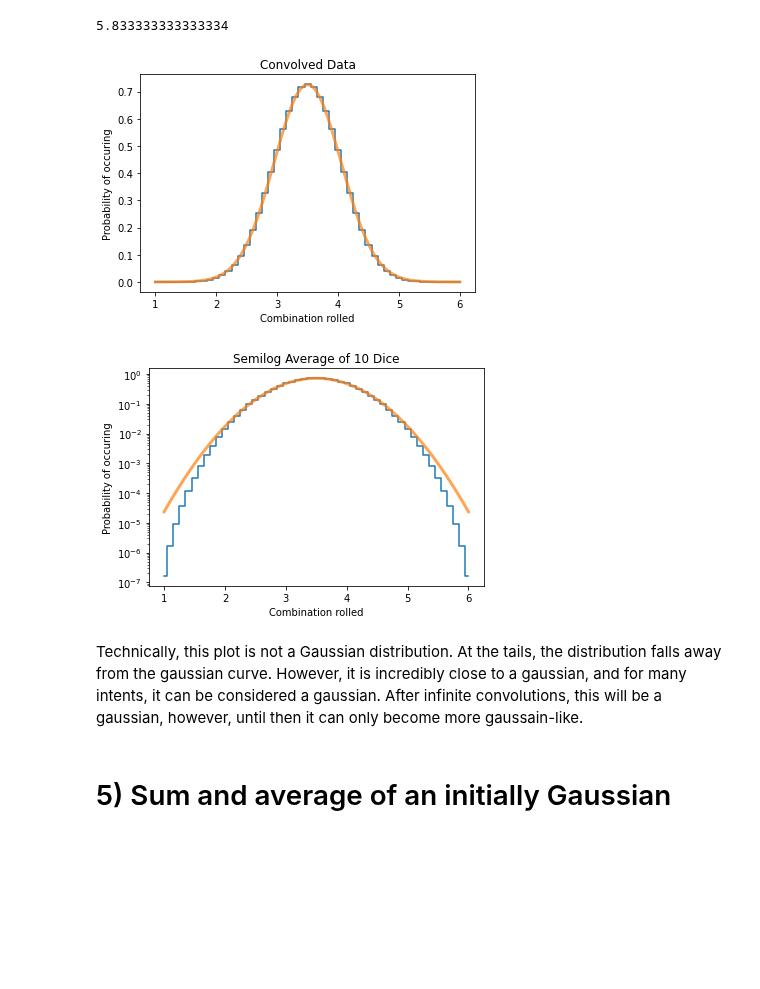
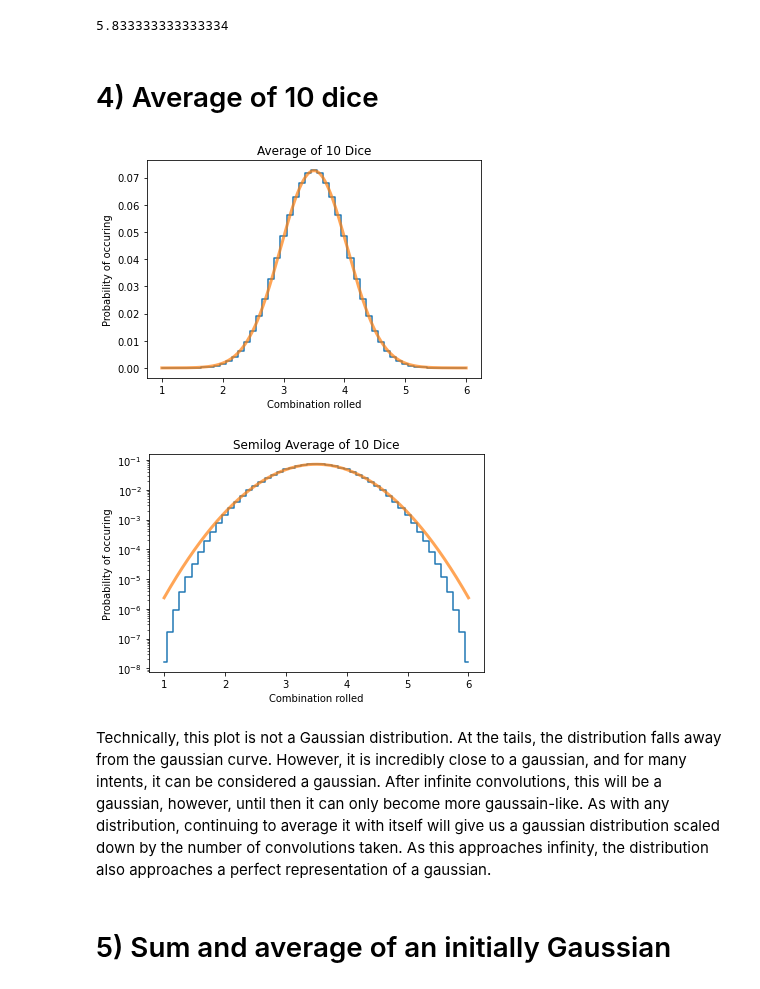
Before and after one commit to WyattOtsuka/PHYS434, a Jupyter notebook: HW2.ipynb, the cells around one changed output. Saved outputs shown, nothing was run; the diff lists cells and outputs as text; code cells hidden in the pictures; blank space fills up the shorter version.

```diff
--- a/HW2.ipynb
+++ b/HW2.ipynb
@@ -70,31 +70,30 @@ for i in range(11):
 var
 # %% [output]
 5.833333333333334
+# %% [markdown]
+# 4) Average of 10 dice
 # %%
 convolved_data = np.convolve(die_prob, die_prob, mode = "full").tolist()
 for i in range(8):
     convolved_data = np.convolve(convolved_data, die_prob, mode = "full").tolist()
-
-for i in range(len(convolved_data)):
-    convolved_data[i] *= 10
 # %%
 fig, ax = plt.subplots(1,1)
 
 plt.step(x=np.linspace(1,6,51), y = convolved_data, where = 'mid')
 x = np.linspace(1,6,10000)
-ax.plot(x,scipy.stats.norm.pdf(x,loc = 3.5, scale = 0.55),linewidth = 3,alpha = 0.7)
+ax.plot(x,scipy.stats.norm.pdf(x,loc = 3.5, scale = 0.55)/10,linewidth = 3,alpha = 0.7)
 
 plt.xlabel("Combination rolled")
 plt.ylabel("Probability of occuring")
 plt.title("Average of 10 Dice")
 plt.show()
 # %% [output]
-[figure, old version]
+[figure, new version]
 # %%
 fig, ax = plt.subplots(1,1)
 plt.step(x=np.linspace(1,6,51), y = convolved_data, where = 'mid')
 x = np.linspace(1,6,10000)
-ax.plot(x,scipy.stats.norm.pdf(x,loc = 3.5,scale = 0.55),linewidth = 3,alpha = 0.7)
+ax.plot(x,scipy.stats.norm.pdf(x,loc = 3.5,scale = 0.55)/10,linewidth = 3,alpha = 0.7)
 
 plt.xlabel("Combination rolled")
 plt.ylabel("Probability of occuring")
@@ -102,8 +101,8 @@ plt.title("Semilog Average of 10 Dice")
 plt.semilogy()
 plt.show()
 # %% [output]
-[figure, old version]
+[figure, new version]
 # %% [markdown]
-Technically, this plot is not a Gaussian distribution. At the tails, the distribution falls away from the gaussian curve. However, it is incredibly close to a gaussian, and for many intents, it can be considered a gaussian. After infinite convolutions, this will be a gaussian, however, until then it can only become more gaussain-like.
+Technically, this plot is not a Gaussian distribution. At the tails, the distribution falls away from the gaussian curve. However, it is incredibly close to a gaussian, and for many intents, it can be considered a gaussian. After infinite convolutions, this will be a gaussian, however, until then it can only become more gaussain-like. As with any distribution, continuing to average it with itself will give us a gaussian distribution scaled down by the number of convolutions taken. As this approaches infinity, the distribution also approaches a perfect representation of a gaussian.
 # %% [markdown]
 # 5) Sum and average of an initially Gaussian
```
Also changed, not shown: parts of 5 cells of this notebook.
